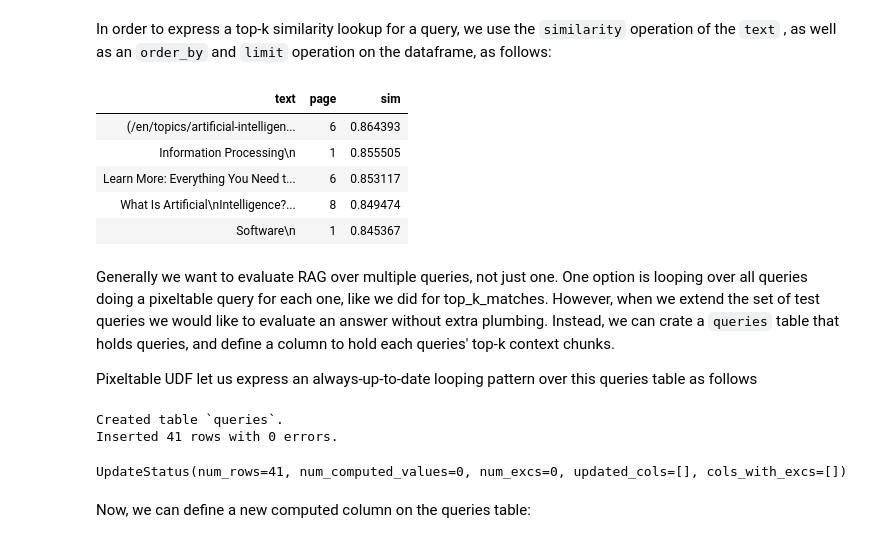
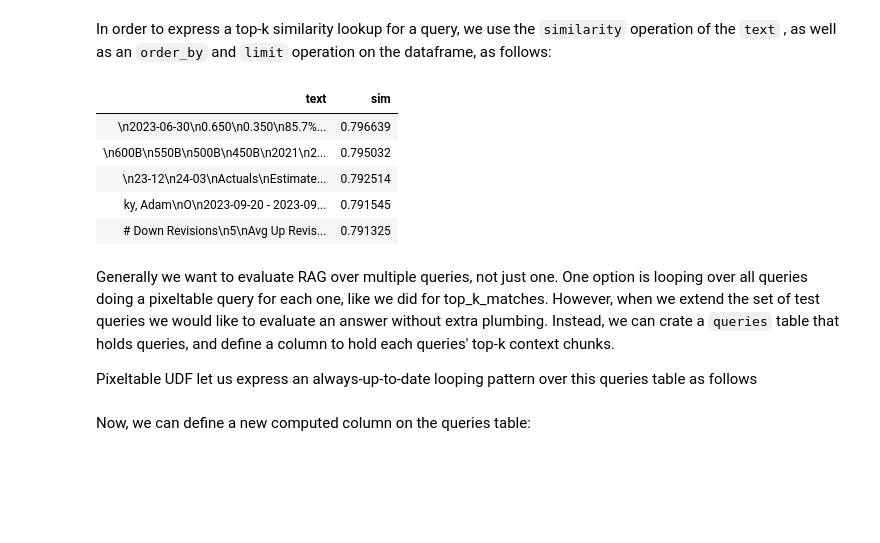
Before and after one commit to orm011/pixeltable, a Jupyter notebook: docs/tutorials/document-demo-anm.ipynb, the cells around one changed output. Cells and saved outputs as stored; diff of their text form; code cells hidden in the pictures; blank space fills up the shorter version.

```diff
--- a/docs/tutorials/document-demo-anm.ipynb
+++ b/docs/tutorials/document-demo-anm.ipynb
@@ -64,8 +56,8 @@ Tables are persistent containers meant to be the store or record for your data.
 # %%
 import pixeltable as pxt
-pxt.drop_table('doc_chunks', ignore_errors=True)
-pxt.drop_table('doc_chunks2', ignore_errors=True)
-pxt.drop_table('doc_table', ignore_errors=True)
-doc_table = pxt.create_table('doc_table', {'document': pxt.DocumentType()})
-doc_table
+pxt.drop_table('chunks_t', ignore_errors=True)
+pxt.drop_table('chunks2_t', ignore_errors=True)
+pxt.drop_table('documents_t', ignore_errors=True)
+documents_t = pxt.create_table('documents_t', {'document': pxt.DocumentType()})
+documents_t
 # %% [output]
@@ -76,5 +67,5 @@ Created table `doc_table`.
 # %% [markdown]
 Next, we load a few documents as rows into the table, with an `insert` operation
 # %%
-doc_table.insert([{'document': doc} for doc in start_paths])
+documents_t.insert([{'document': doc} for doc in start_paths])
 # %% [output]
@@ -110,3 +99,12 @@ In RAG, we compute a vector embedding for each text chunk, and we need to track
 Pixeltable automates these operations through `views`, A `view`, in addition to holding the chunk texts in this case, will stay in sync with the document table: when new documents get added to the document table, the corresponding chunks are added to the view.
 
 We use `create_view` below to benefit from staying in sync.
+# %%
+pxt.drop_table('chunks_t', ignore_errors=True)
+iterator_args = {
+    'document': documents_t.document,
+    'separators': 'token_limit',
+    'limit': 300,
+}
+chunks_t = pxt.create_view(f'chunks_t', documents_t, iterator_class=DocumentSplitter, iterator_args=iterator_args)
+chunks_t
@@ -202,4 +177,4 @@ To create an embedding index, we specify the input column to the model, a udf to
 # at the moment following unit tests
 from embedding import e5_embed, minilm
 # %%
-doc_chunks.add_embedding_index(col_name='text', idx_name='e5_index', text_embed=e5_embed)
+chunks_t.add_embedding_index(col_name='text', idx_name='e5_index', text_embed=e5_embed)
@@ -212,19 +183,18 @@ doc_chunks.add_embedding_index(col_name='text', idx_name='e5_index', text_embed=
 # %% [markdown]
 In order to express a top-k similarity lookup for a query, we use the `similarity` operation of the `text` , as well as an `order_by` and `limit` operation on the dataframe, as follows:
 # %%
-query_text = 'artificial intelligence'
-
-top_5_chunks = (doc_chunks.select(doc_chunks.text, doc_chunks.page, sim=doc_chunks.text.similarity(query_text))
-                    .order_by(doc_chunks.text.similarity(query_text), asc=False)
+query_text = "What is JPMorgan's net income for the second quarter of 2023 ?"
+top_5_chunks = (chunks_t.select(chunks_t.text, sim=chunks_t.text.similarity(query_text))
+                    .order_by(chunks_t.text.similarity(query_text), asc=False)
                     .limit(5))
 top_5_chunks.collect()
 # %% [output]
-| text | page | sim |
-| (/en/topics/artificial-intelligen... | 6 | 0.864393 |
-| Information Processing\n | 1 | 0.855505 |
-| Learn More: Everything You Need t... | 6 | 0.853117 |
-| What Is Artificial\nIntelligence?... | 8 | 0.849474 |
-| Software\n | 1 | 0.845367 |
+| text | sim |
+| \n2023-06-30\n0.650\n0.350\n85.7%... | 0.796639 |
+| \n600B\n550B\n500B\n450B\n2021\n2... | 0.795032 |
+| \n23-12\n24-03\nActuals\nEstimate... | 0.792514 |
+| ky, Adam\nO\n2023-09-20 - 2023-09... | 0.791545 |
+| # Down Revisions\n5\nAvg Up Revis... | 0.791325 |
 # %% [markdown]
 Generally we want to evaluate RAG over multiple queries, not just one.
 One option is looping over all queries doing a pixeltable query for each one, like we did for top_k_matches.
@@ -243,11 +206,2 @@ ground_truth_df = ground_truth_df.drop('correct_anser', axis=1)
-# %%
-pxt.drop_table('queries', ignore_errors=True, force=True)
-queries = pxt.create_table('queries', schema={'Question': pxt.StringType(), 'correct_answer': pxt.StringType()}, )
-# queries.insert([{'query_text': 'how much is the stock of AI companies up?'}, {'query_text': 'what happened to the term machine learning?'}])
-queries.insert(ground_truth_df.to_dict(orient='records'))
-# %% [output]
-Created table `queries`.
-Inserted 41 rows with 0 errors.
-UpdateStatus(num_rows=41, num_computed_values=0, num_excs=0, updated_cols=[], cols_with_excs=[])
 # %% [markdown]
 Now, we can define a new computed column on the queries table:
```
Also changed, not shown: parts of 51 cells of this notebook, 1 other file.
